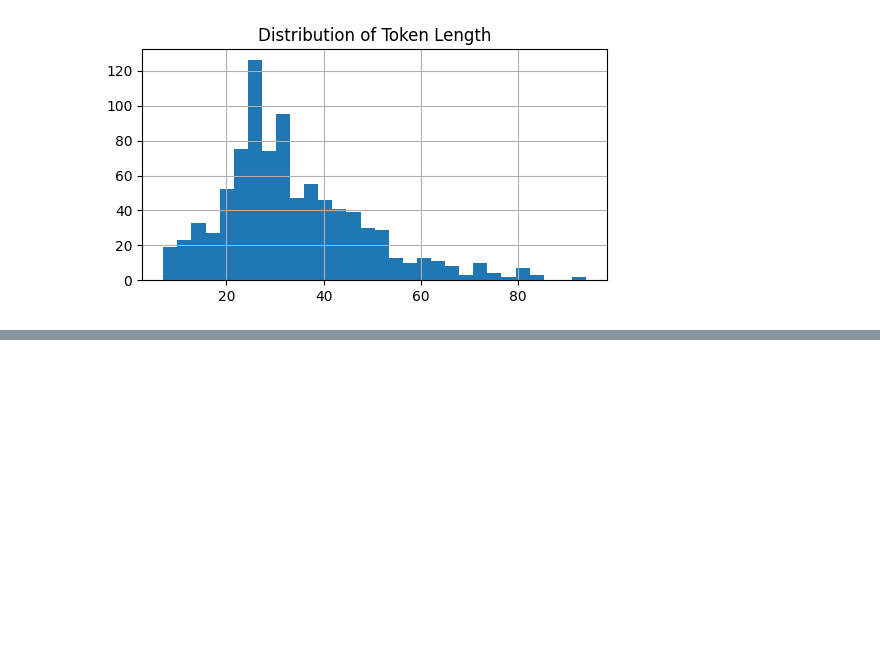
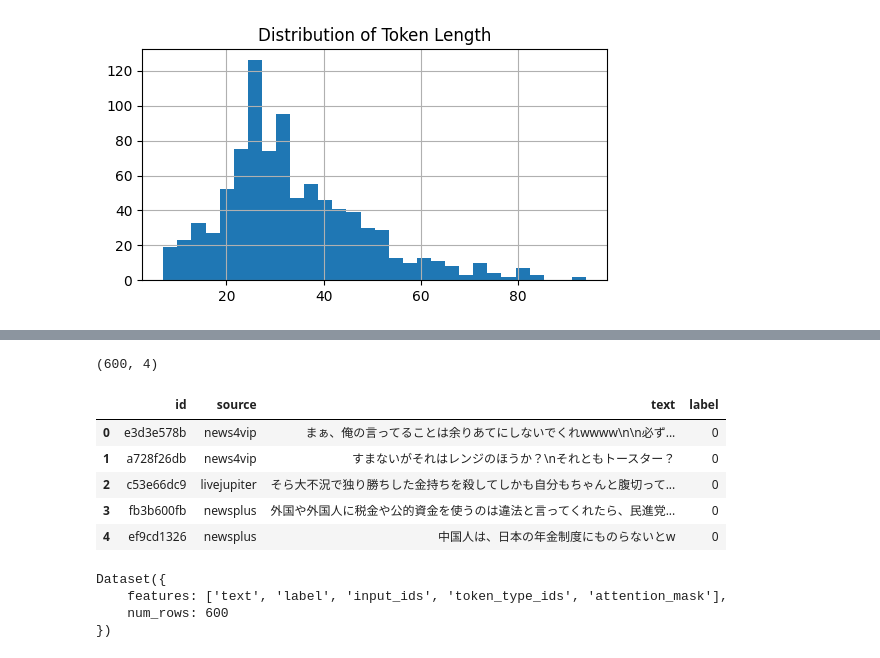
Before and after one commit to yukismd/DL_for_ImageData_and_Finetuning, a Jupyter notebook: text_classification_hatespeech/PT/test.ipynb, the cells around one changed output, grey strips where cells are left out. Saved outputs shown, nothing was run; the diff lists cells and outputs as text; code cells hidden in the pictures; blank space fills up the shorter version.

```diff
--- a/text_classification_hatespeech/PT/test.ipynb
+++ b/text_classification_hatespeech/PT/test.ipynb
@@ -200,0 +290,12 @@ ImportError: Using the `Trainer` with `PyTorch` requires `accelerate>=0.21.0`: P
+# %%
+df_test = pd.read_csv('https://sample-data-open.s3.ap-northeast-1.amazonaws.com/text_classification_hatespeech/hatespeech_test.csv')
+print(df_test.shape)
+df_test.head()
+# %% [output]
+(600, 4)
+|  | id | source | text | label |
+| 0 | e3d3e578b | news4vip | まぁ、俺の言ってることは余りあてにしないでくれwwww\n\n必ず... | 0 |
+| 1 | a728f26db | news4vip | すまないがそれはレンジのほうか？\nそれともトースター？ | 0 |
+| 2 | c53e66dc9 | livejupiter | そら大不況で独り勝ちした金持ちを殺してしかも自分もちゃんと腹切って... | 0 |
+| 3 | fb3b600fb | newsplus | 外国や外国人に税金や公的資金を使うのは違法と言ってくれたら、民進党... | 0 |
+| 4 | ef9cd1326 | newsplus | 中国人は、日本の年金制度にものらないとw | 0 |
@@ -200,0 +306,7 @@ ImportError: Using the `Trainer` with `PyTorch` requires `accelerate>=0.21.0`: P
+# %%
+ds_tkn_test
+# %% [output]
+Dataset({
+    features: ['text', 'label', 'input_ids', 'token_type_ids', 'attention_mask'],
+    num_rows: 600
+})
```
Also changed, not shown: parts of 26 cells of this notebook.
